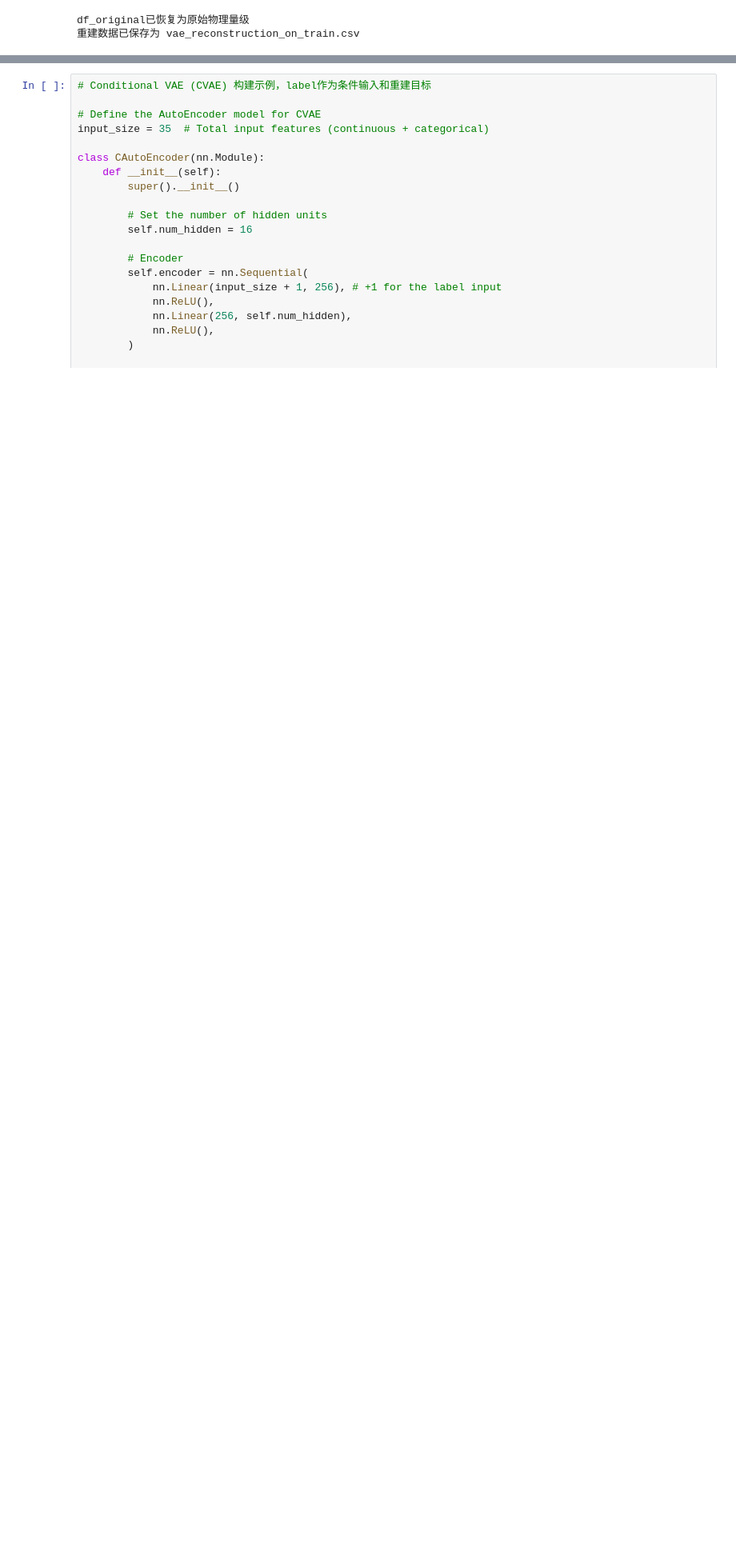
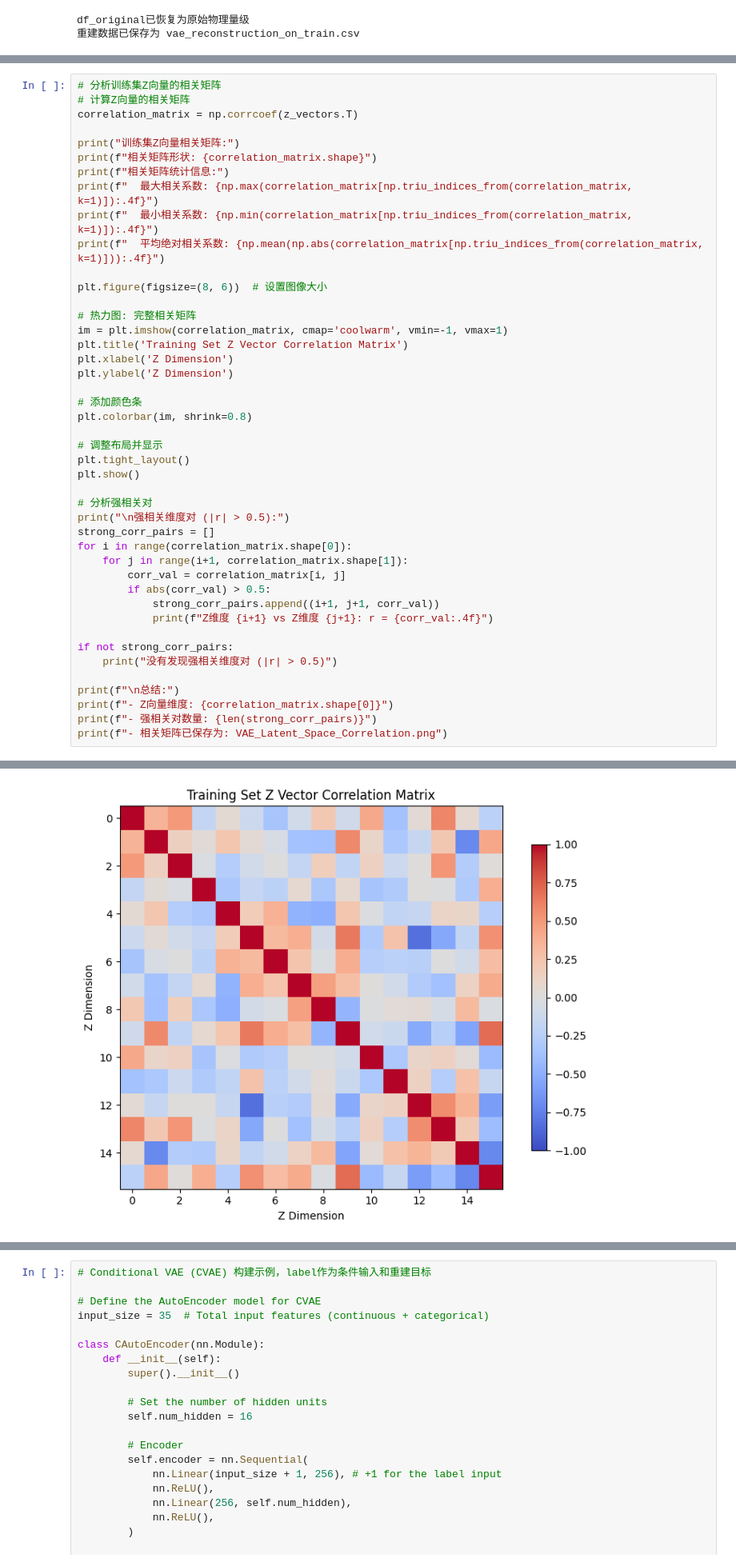
Before and after one commit to whl0809/Digital-twin-augmentation, a Jupyter notebook: Gen_DTv_cVAE.ipynb, the cells around one changed output, grey strips where cells are left out. Shown at 80% size. Saved outputs shown, nothing was run; the diff lists cells and outputs as text; blank space fills up the shorter version.

```diff
--- a/Gen_DTv_cVAE.ipynb
+++ b/Gen_DTv_cVAE.ipynb
@@ -519,0 +678,45 @@ plt.show()
+# %%
+# 分析训练集Z向量的相关矩阵
+# 计算Z向量的相关矩阵
+correlation_matrix = np.corrcoef(z_vectors.T)
+
+print("训练集Z向量相关矩阵:")
+print(f"相关矩阵形状: {correlation_matrix.shape}")
+print(f"相关矩阵统计信息:")
+print(f"  最大相关系数: {np.max(correlation_matrix[np.triu_indices_from(correlation_matrix, k=1)]):.4f}")
+print(f"  最小相关系数: {np.min(correlation_matrix[np.triu_indices_from(correlation_matrix, k=1)]):.4f}")
+print(f"  平均绝对相关系数: {np.mean(np.abs(correlation_matrix[np.triu_indices_from(correlation_matrix, k=1)])):.4f}")
+
+plt.figure(figsize=(8, 6))  # 设置图像大小
+
+# 热力图: 完整相关矩阵
+im = plt.imshow(correlation_matrix, cmap='coolwarm', vmin=-1, vmax=1)
+plt.title('Training Set Z Vector Correlation Matrix')
+plt.xlabel('Z Dimension')
+plt.ylabel('Z Dimension')
+
+# 添加颜色条
+plt.colorbar(im, shrink=0.8)
+
+# 调整布局并显示
+plt.tight_layout()
+plt.show()
+
+# 分析强相关对
+print("\n强相关维度对 (|r| > 0.5):")
+strong_corr_pairs = []
+for i in range(correlation_matrix.shape[0]):
+    for j in range(i+1, correlation_matrix.shape[1]):
+        corr_val = correlation_matrix[i, j]
+        if abs(corr_val) > 0.5:
+            strong_corr_pairs.append((i+1, j+1, corr_val))
+            print(f"Z维度 {i+1} vs Z维度 {j+1}: r = {corr_val:.4f}")
+
+if not strong_corr_pairs:
+    print("没有发现强相关维度对 (|r| > 0.5)")
+
+print(f"\n总结:")
+print(f"- Z向量维度: {correlation_matrix.shape[0]}")
+print(f"- 强相关对数量: {len(strong_corr_pairs)}")
+print(f"- 相关矩阵已保存为: VAE_Latent_Space_Correlation.png")
+# %% [output]
@@ -519,0 +729 @@ plt.show()
+[figure, added]
```
Also changed, not shown: parts of 15 cells of this notebook, 10 other files.
